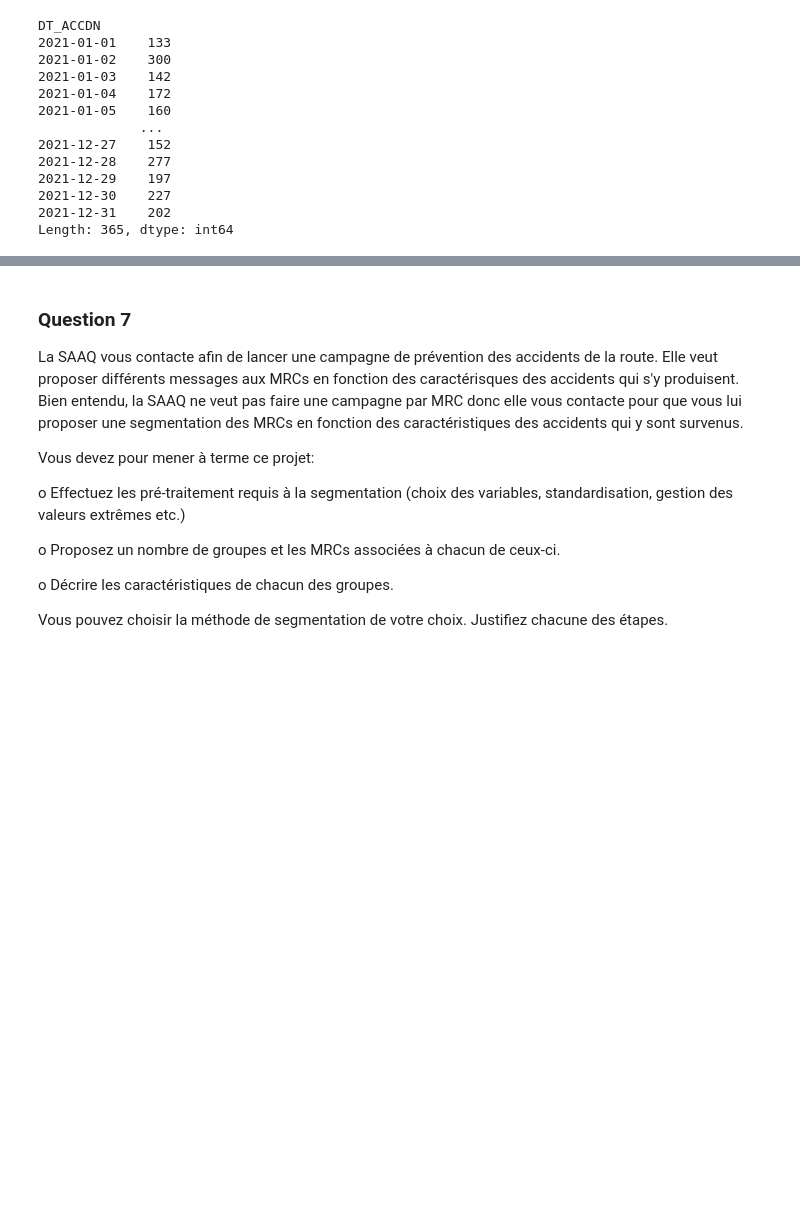
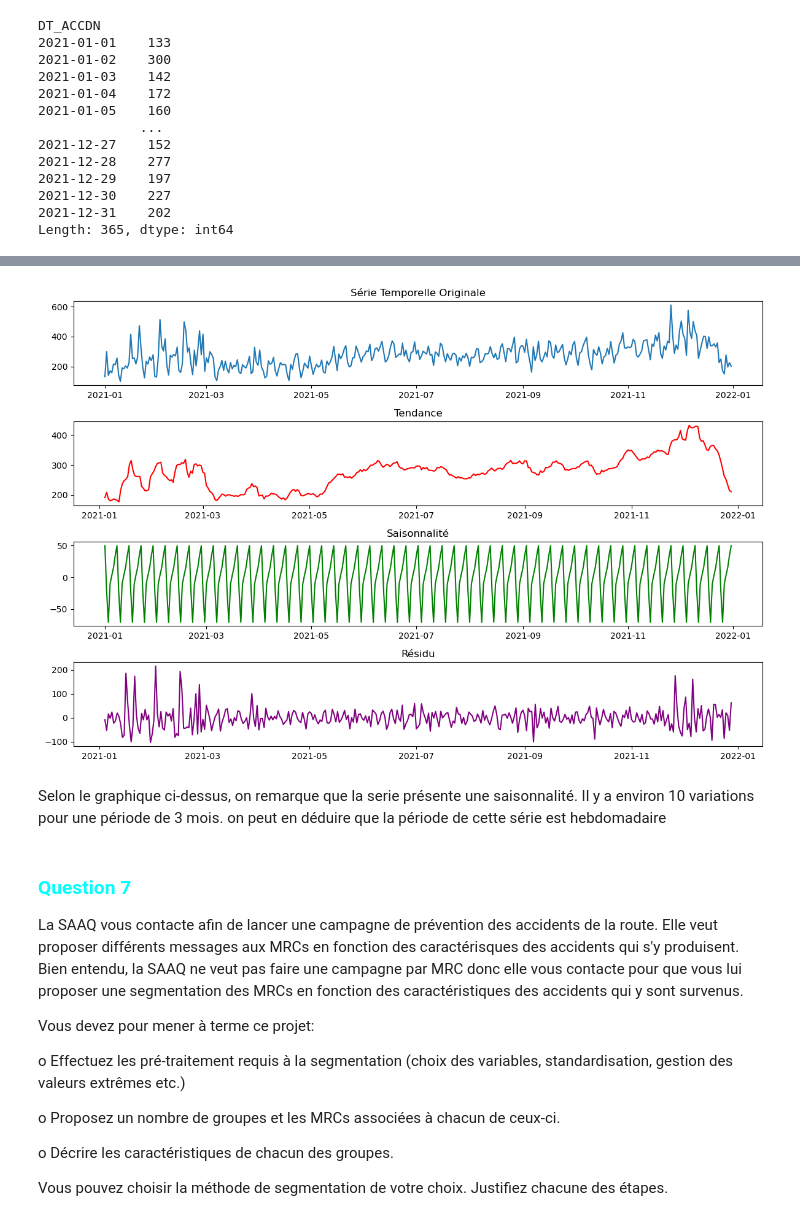
Before and after one commit to matt-tek/data-science-1, a Jupyter notebook: Equipe3-Projet-P2.ipynb, the cells around one changed output, grey strips where cells are left out. Drawn from its saved outputs; the diff is of its cells as text; code cells hidden in the pictures; blank space fills up the shorter version.

```diff
--- a/Equipe3-Projet-P2.ipynb
+++ b/Equipe3-Projet-P2.ipynb
@@ -92,8 +234,51 @@ Est-ce que time_serie est stationnaire ? Sinon, transformez-la en série station
 
 Est-ce que time_serie présente une saisonalité? Si oui, quelle est la période de celle-ci
 (journalière, hebdomadaire, mensuelle etc)?
+# %%
+from statsmodels.tsa.seasonal import seasonal_decompose
+
+# Création d'un dataframe avec tous les jours de l'année 2021 avec le nombre d'accident pour chacun de ces jours
+date_rng = pd.date_range(start='2021-01-01', end='2021-12-31', freq='D')
+data = {
+    'date': date_rng,
+    'value': time_serie,
+}
+
+df = pd.DataFrame(data)
+df.set_index('date', inplace=True)
+
+# Décomposition de de la série temporelle en utilisant une décomposition additive
+result = seasonal_decompose(df['value'], model='additive')
+
+# Afficher les composantes
+plt.figure(figsize=(12, 8))
+
+# affichage de la série temporelle d'origine
+plt.subplot(4, 1, 1)
+plt.title('Série Temporelle Originale')
+plt.plot(df['value'], label='Série Temporelle')
+
+# result.plot()
+plt.subplot(4, 1, 2)
+plt.title('Tendance')
+plt.plot(result.trend, label='Tendance', color='red')
+
+plt.subplot(4, 1, 3)
+plt.title('Saisonnalité')
+plt.plot(result.seasonal, label='Saisonnalité', color='green')
+
+plt.subplot(4, 1, 4)
+plt.title('Résidu')
+plt.plot(result.resid, label='Résidu', color='purple')
+
+plt.tight_layout()
+plt.show()
+# %% [output]
+[figure, added]
+# %% [markdown]
+Selon le graphique ci-dessus, on remarque que la serie présente une saisonnalité. Il y a environ 10 variations pour une période de 3 mois. on peut en déduire que la période de cette série est hebdomadaire
 # %% [markdown]
-### Question 7
+### <span style="color: cyan;">Question 7</span>
 
 La SAAQ vous contacte afin de lancer une campagne de prévention des accidents de la route.
 Elle veut proposer différents messages aux MRCs en fonction des caractérisques des accidents qui s'y
```
Also changed, not shown: parts of 28 cells of this notebook, 18 other files.
